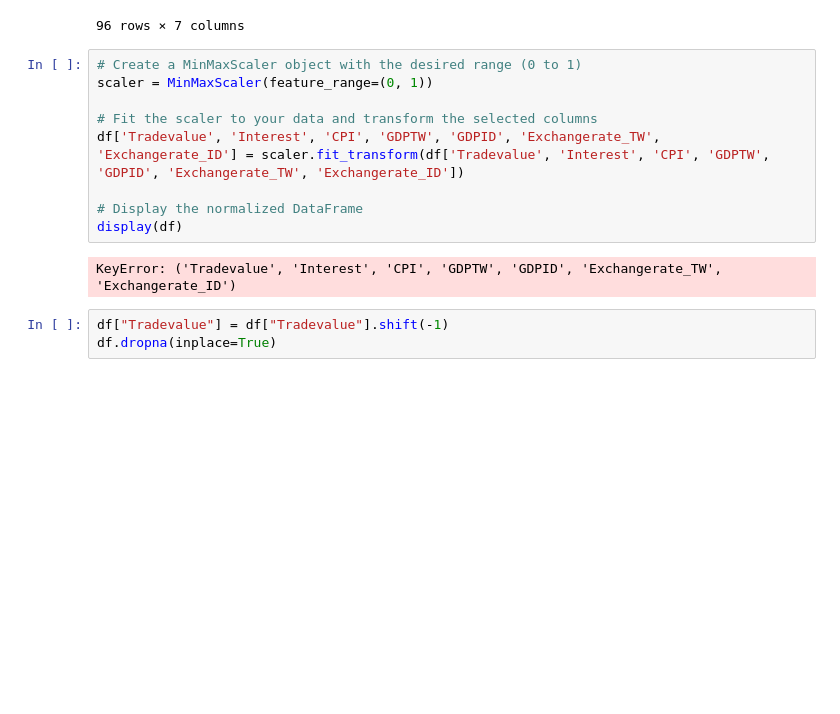
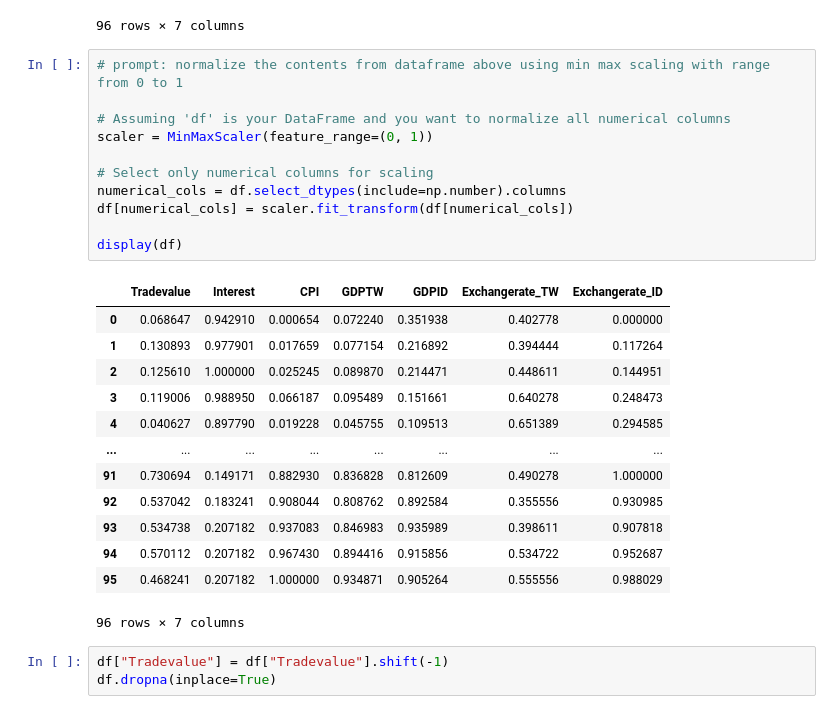
Before and after one commit to seanthe1st/Project1, a Jupyter notebook: test1.ipynb, the cells around one changed output. Cells and saved outputs as stored; diff of their text form; blank space fills up the shorter version.

```diff
--- a/test1.ipynb
+++ b/test1.ipynb
@@ -29,16 +29,30 @@ Drive already mounted at /content/drive; to attempt to forcibly remount, call dr
 | 95 | 2398.10 | 1.880000 | 106.706667 | 197350 | 201237.927049 | 31.84 | 15572.000000 |
 96 rows × 7 columns
 # %%
-# Create a MinMaxScaler object with the desired range (0 to 1)
+# prompt: normalize the contents from dataframe above using min max scaling with range from 0 to 1
+
+# Assuming 'df' is your DataFrame and you want to normalize all numerical columns
 scaler = MinMaxScaler(feature_range=(0, 1))
 
-# Fit the scaler to your data and transform the selected columns
-df['Tradevalue', 'Interest', 'CPI', 'GDPTW', 'GDPID', 'Exchangerate_TW', 'Exchangerate_ID'] = scaler.fit_transform(df['Tradevalue', 'Interest', 'CPI', 'GDPTW', 'GDPID', 'Exchangerate_TW', 'Exchangerate_ID'])
+# Select only numerical columns for scaling
+numerical_cols = df.select_dtypes(include=np.number).columns
+df[numerical_cols] = scaler.fit_transform(df[numerical_cols])
 
-# Display the normalized DataFrame
 display(df)
 # %% [output]
+|  | Tradevalue | Interest | CPI | GDPTW | GDPID | Exchangerate_TW | Exchangerate_ID |
+| 0 | 0.068647 | 0.942910 | 0.000654 | 0.072240 | 0.351938 | 0.402778 | 0.000000 |
+| 1 | 0.130893 | 0.977901 | 0.017659 | 0.077154 | 0.216892 | 0.394444 | 0.117264 |
+| 2 | 0.125610 | 1.000000 | 0.025245 | 0.089870 | 0.214471 | 0.448611 | 0.144951 |
+| 3 | 0.119006 | 0.988950 | 0.066187 | 0.095489 | 0.151661 | 0.640278 | 0.248473 |
+| 4 | 0.040627 | 0.897790 | 0.019228 | 0.045755 | 0.109513 | 0.651389 | 0.294585 |
+| ... | ... | ... | ... | ... | ... | ... | ... |
+| 91 | 0.730694 | 0.149171 | 0.882930 | 0.836828 | 0.812609 | 0.490278 | 1.000000 |
+| 92 | 0.537042 | 0.183241 | 0.908044 | 0.808762 | 0.892584 | 0.355556 | 0.930985 |
+| 93 | 0.534738 | 0.207182 | 0.937083 | 0.846983 | 0.935989 | 0.398611 | 0.907818 |
+| 94 | 0.570112 | 0.207182 | 0.967430 | 0.894416 | 0.915856 | 0.534722 | 0.952687 |
+| 95 | 0.468241 | 0.207182 | 1.000000 | 0.934871 | 0.905264 | 0.555556 | 0.988029 |
-KeyError: ('Tradevalue', 'Interest', 'CPI', 'GDPTW', 'GDPID', 'Exchangerate_TW', 'Exchangerate_ID')
+96 rows × 7 columns
 # %%
 df["Tradevalue"] = df["Tradevalue"].shift(-1)
 df.dropna(inplace=True)
```
